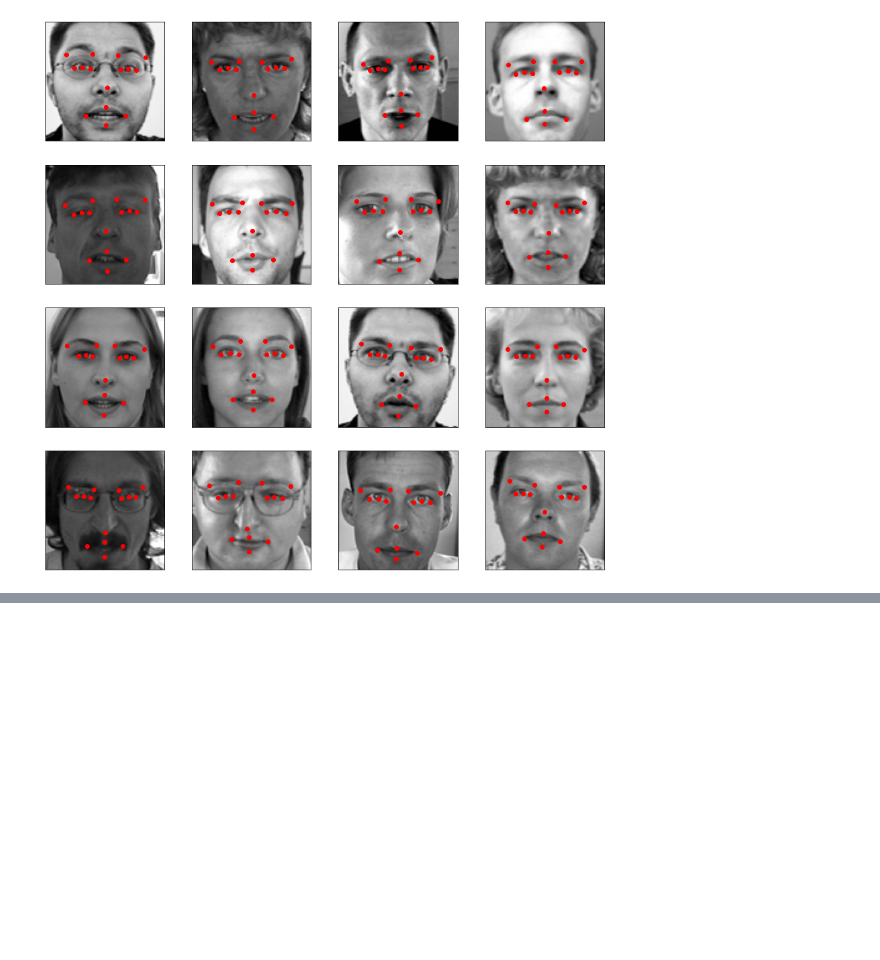
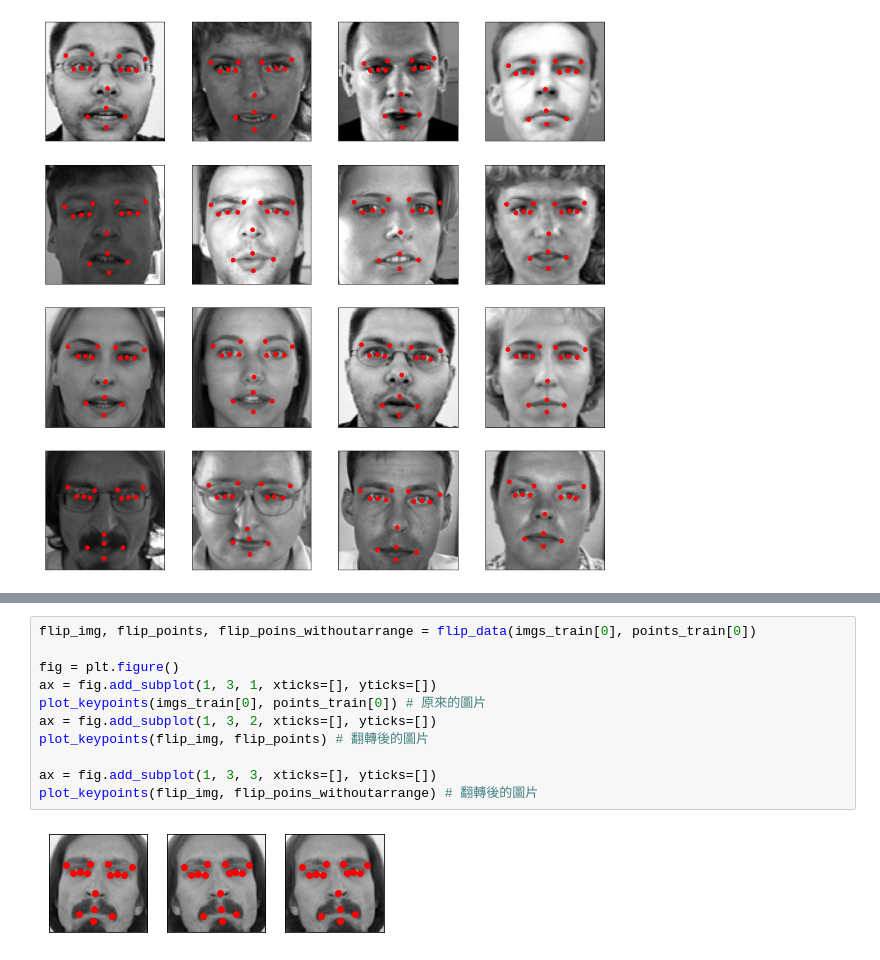
Before and after one commit to JohnnyLee1809/DL-CVMarathon, a Jupyter notebook: Day44_train_facial_keypoint_HW.ipynb, the cells around one changed output, grey strips where cells are left out. Cells and saved outputs as stored; diff of their text form; blank space fills up the shorter version.

```diff
--- a/Day44_train_facial_keypoint_HW.ipynb
+++ b/Day44_train_facial_keypoint_HW.ipynb
@@ -194,0 +227,13 @@ model_with_augment.compile(loss='mean_squared_error', optimizer='adam')
+# %%
+flip_img, flip_points, flip_poins_withoutarrange = flip_data(imgs_train[0], points_train[0])
+
+fig = plt.figure()
+ax = fig.add_subplot(1, 3, 1, xticks=[], yticks=[])
+plot_keypoints(imgs_train[0], points_train[0]) # 原來的圖片
+ax = fig.add_subplot(1, 3, 2, xticks=[], yticks=[])
+plot_keypoints(flip_img, flip_points) # 翻轉後的圖片
+
+ax = fig.add_subplot(1, 3, 3, xticks=[], yticks=[])
+plot_keypoints(flip_img, flip_poins_withoutarrange) # 翻轉後的圖片
+# %% [output]
+[figure, added]
```
Also changed, not shown: parts of 10 cells of this notebook.
